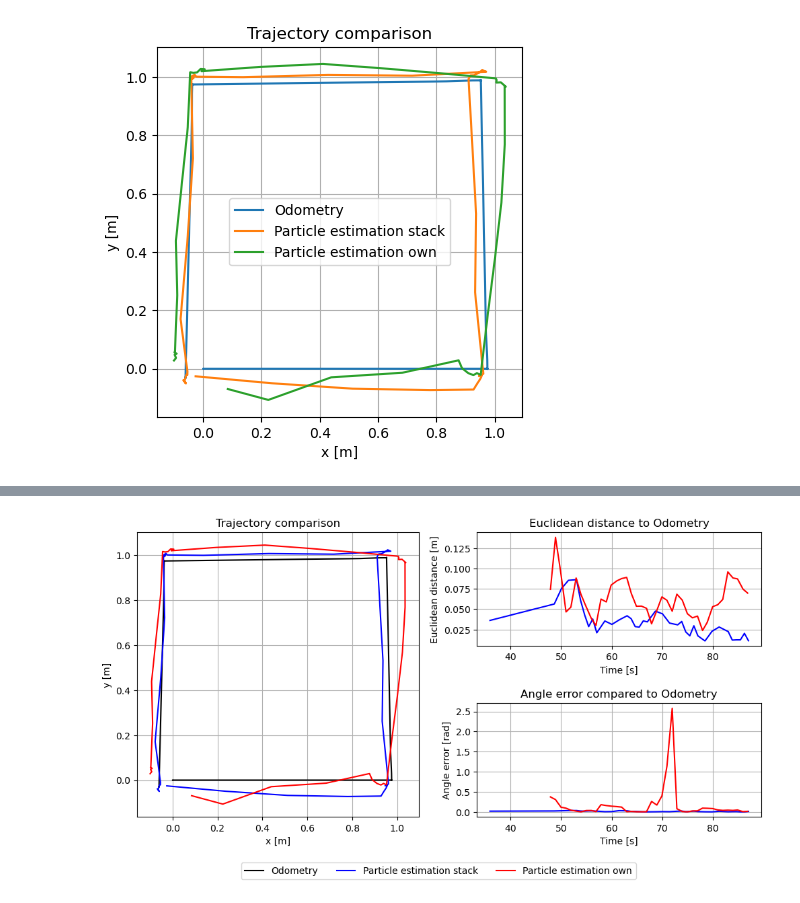
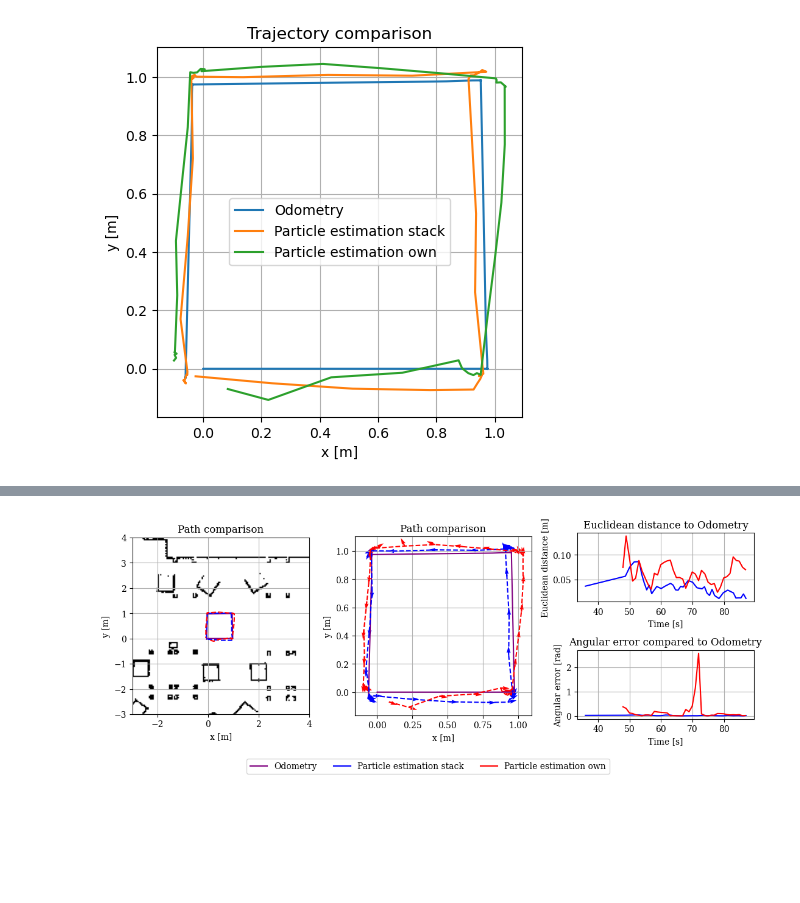
Before and after one commit to jonpodtu/34761-Exercises, a Jupyter notebook: src/project/plot.ipynb, the cells around one changed output, grey strips where cells are left out. Saved outputs shown, nothing was run; the diff lists cells and outputs as text; code cells hidden in the pictures; blank space fills up the shorter version.

```diff
--- a/src/project/plot.ipynb
+++ b/src/project/plot.ipynb
@@ -123,55 +143,85 @@ odom_angle_own = odom_angle[own_indices]
 
 import matplotlib.pyplot as plt
 import matplotlib.gridspec as gridspec
+import matplotlib.lines as mlines
 
 # Enable LaTeX text rendering
-plt.rcParams['mathtext.fontset'] = 'cm'
-
+plt.rcParams['font.family'] = 'serif'
 # Create a gridspec
-gs = gridspec.GridSpec(2, 2, height_ratios=[1, 1], width_ratios=[1, 1])
+gs = gridspec.GridSpec(2, 3, height_ratios=[1, 1], width_ratios=[1, 1, 1])
 
 # Create subplots
-fig = plt.figure(figsize=(12, 5.5))
+fig = plt.figure(figsize=(11, 4))
 ax1 = plt.subplot(gs[:, 0])  # Trajectory comparison plot
-ax2 = plt.subplot(gs[0, 1])  # Euclidean distance plot
-ax3 = plt.subplot(gs[1, 1])  # Angle error plot
+ax1_2 = plt.subplot(gs[:, 1])  # Trajectory comparison plot
+ax2 = plt.subplot(gs[0, 2])  # Euclidean distance plot
+ax3 = plt.subplot(gs[1, 2])  # Angle error plot
+
+# Calculate dx and dy based on angle
+dx_stack = np.cos(data_dict["/amcl_pose"]["angle"])
+dy_stack = np.sin(data_dict["/amcl_pose"]["angle"])
+dx_own = np.cos(data_dict["/particle_estimation_own"]["angle"])
+dy_own = np.sin(data_dict["/particle_estimation_own"]["angle"])
 
 # Plot trajectories
-ax1.plot(data_dict["/odom"]["x"], data_dict["/odom"]["y"], color='black', label="Odometry")
-ax1.plot(data_dict["/amcl_pose"]["x"], data_dict["/amcl_pose"]["y"], color='blue', label="Particle estimation stack")
-ax1.plot(data_dict["/particle_estimation_own"]["x"], data_dict["/particle_estimation_own"]["y"], color='red', label="Particle estimation own")
+ax1.plot(data_dict["/odom"]["x"], data_dict["/odom"]["y"], color='purple', label="Odometry")
+ax1.plot(data_dict["/amcl_pose"]["x"], data_dict["/amcl_pose"]["y"], color='blue', label="Particle estimation stack", linestyle='dashed')
+ax1.plot(data_dict["/particle_estimation_own"]["x"], data_dict["/particle_estimation_own"]["y"], color='red', label="Particle estimation own", linestyle='dashed')
+
+# Add arrows to the plot
+plot_map('../../assets/maps/map.pgm', '../../assets/maps/map.yaml', ax1)
 ax1.set_xlabel("x [m]")
 ax1.set_ylabel("y [m]")
-ax1.set_title("Trajectory comparison")
+ax1.set_xlim(-3., 4.)
+ax1.set_ylim(-3., 4.)
+ax1.set_title("Path comparison")
 ax1.grid()
 ax1.set_aspect('equal', adjustable='box')
 
-# Now use these new Odometry arrays in your distance and angle error calculations
+# Plot trajectories
+ax1_2.plot(data_dict["/odom"]["x"], data_dict["/odom"]["y"], color='purple', label="Odometry")
+ax1_2.plot(data_dict["/amcl_pose"]["x"], data_dict["/amcl_pose"]["y"], color='blue', label="Particle estimation stack", linestyle='dashed')
+ax1_2.plot(data_dict["/particle_estimation_own"]["x"], data_dict["/particle_estimation_own"]["y"], color='red', label="Particle estimation own", linestyle='dashed')
+# Add arrows to the plot
+ax1_2.quiver(data_dict["/amcl_pose"]["x"], data_dict["/amcl_pose"]["y"], dx_stack, dy_stack, color='blue', scale=20)
+ax1_2.quiver(data_dict["/particle_estimation_own"]["x"], data_dict["/particle_estimation_own"]["y"], dx_own, dy_own, color='red', scale=20)
+ax1_2.set_xlabel("x [m]")
+ax1_2.set_ylabel("y [m]")
+ax1_2.set_title("Path comparison")
+ax1_2.grid()
+ax1_2.set_aspect('equal', adjustable='box')
+
 # Now use these new Odometry arrays in your distance and angle error calculations
 ax2.plot(odom_timestamps[stack_indices], np.sqrt((odom_x_stack - stack_x)**2 + (odom_y_stack - stack_y)**2), color='blue', label="Stack distance to Odometry")
 ax2.plot(odom_timestamps[own_indices], np.sqrt((odom_x_own - own_x)**2 + (odom_y_own - own_y)**2), color='red', label="Own distance to Odometry")
 ax2.set_xlabel("Time [s]")
 ax2.set_ylabel("Euclidean distance [m]")
 ax2.set_title("Euclidean distance to Odometry")
 ax2.grid()
 
 # Calculate the angle error taking into account the periodic nature of angles
 stack_angle_error = np.arctan2(np.sin(odom_angle_stack - stack_angle), np.cos(odom_angle_stack - stack_angle))
 own_angle_error = np.arctan2(np.sin(odom_angle_own - own_angle), np.cos(odom_angle_own - own_angle))
 
 ax3.plot(odom_timestamps[stack_indices], np.abs(stack_angle_error), color='blue', label="Stack angle error")
 ax3.plot(odom_timestamps[own_indices], np.abs(own_angle_error), color='red', label="Own angle error")
 ax3.set_xlabel("Time [s]")
-ax3.set_ylabel("Angle error [rad]")
-ax3.set_title("Angle error compared to Odometry")
+ax3.set_ylabel("Angular error [rad]")
+ax3.set_title("Angular error compared to Odometry")
 ax3.grid()
 
 # Create a common legend for all plots
-handles, labels = ax1.get_legend_handles_labels()
-fig.legend(handles, labels, loc='upper center', bbox_to_anchor=(0.5, 0), ncol=3)
+black_filled_square = mlines.Line2D([], [], color='black', marker='s', linestyle='None', label='Obstacles')
+black_line = mlines.Line2D([], [], color='purple', label='Odometry')
+blue_line = mlines.Line2D([], [], color='blue', label='Particle estimation stack')
+red_line = mlines.Line2D([], [], color='red', label='Particle estimation own')
 
-plt.subplots_adjust(hspace=0.5)
-plt.savefig("trajectory_comparison.pdf")
+# Use these custom handles in your legend
+fig.legend(handles=[black_line, blue_line, red_line], loc='upper center', bbox_to_anchor=(0.5, 0), ncol=3)
+
+plt.subplots_adjust(hspace=1)
+plt.tight_layout()
+plt.savefig("trajectory_comparison.pdf", bbox_inches='tight')
 plt.show()
 # %% [output]
-[figure, old version]
+[figure, new version]
```
Also changed, not shown: parts of 4 cells of this notebook, 11 other files.
